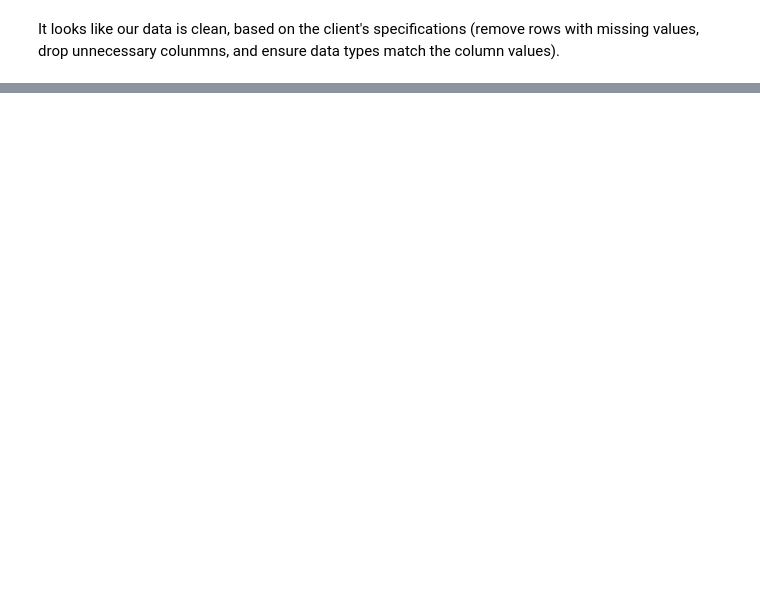
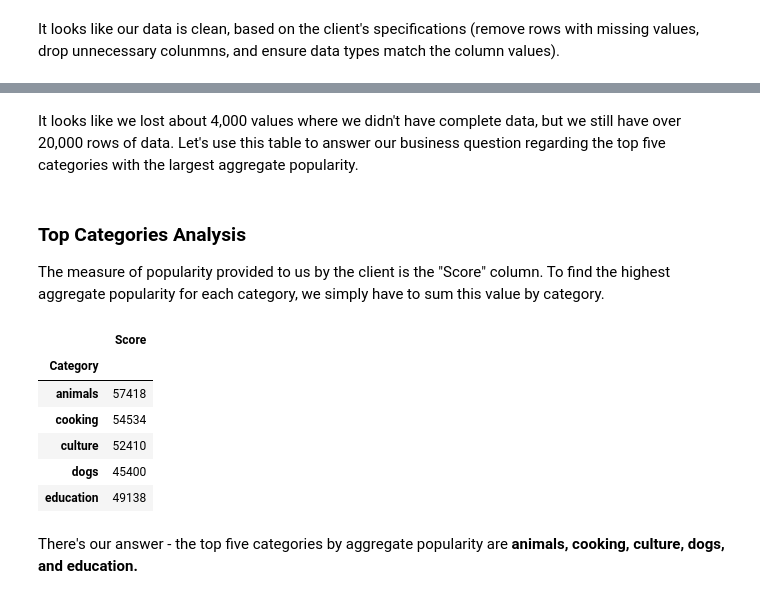
Before and after one commit to emgerber88/accenture_forage_virtual_experience, a Jupyter notebook: SocialBuzz_EDA_Analysis.ipynb, the cells around one changed output, grey strips where cells are left out. Saved outputs shown, nothing was run; the diff lists cells and outputs as text; code cells hidden in the pictures; blank space fills up the shorter version.

Commit message:
first business question answered

```diff
--- a/SocialBuzz_EDA_Analysis.ipynb
+++ b/SocialBuzz_EDA_Analysis.ipynb
@@ -197,0 +289,18 @@ It looks like our data is clean, based on the client's specifications (remove ro
+# %% [markdown]
+It looks like we lost about 4,000 values where we didn't have complete data, but we still have over 20,000 rows of data. Let's use this table to answer our business question regarding the top five categories with the largest aggregate popularity.
+# %% [markdown]
+### Top Categories Analysis
+The measure of popularity provided to us by the client is the "Score" column. To find the highest aggregate popularity for each category, we simply have to sum this value by category.
+# %%
+top_five = top_performers.groupby('Category').sum(numeric_only = True)
+top_five.head()
+# %% [output]
+|  | Score |
+| Category |  |
+| animals | 57418 |
+| cooking | 54534 |
+| culture | 52410 |
+| dogs | 45400 |
+| education | 49138 |
+# %% [markdown]
+There's our answer - the top five categories by aggregate popularity are **animals, cooking, culture, dogs, and education.**
```
Also changed, not shown: parts of 12 cells of this notebook.
